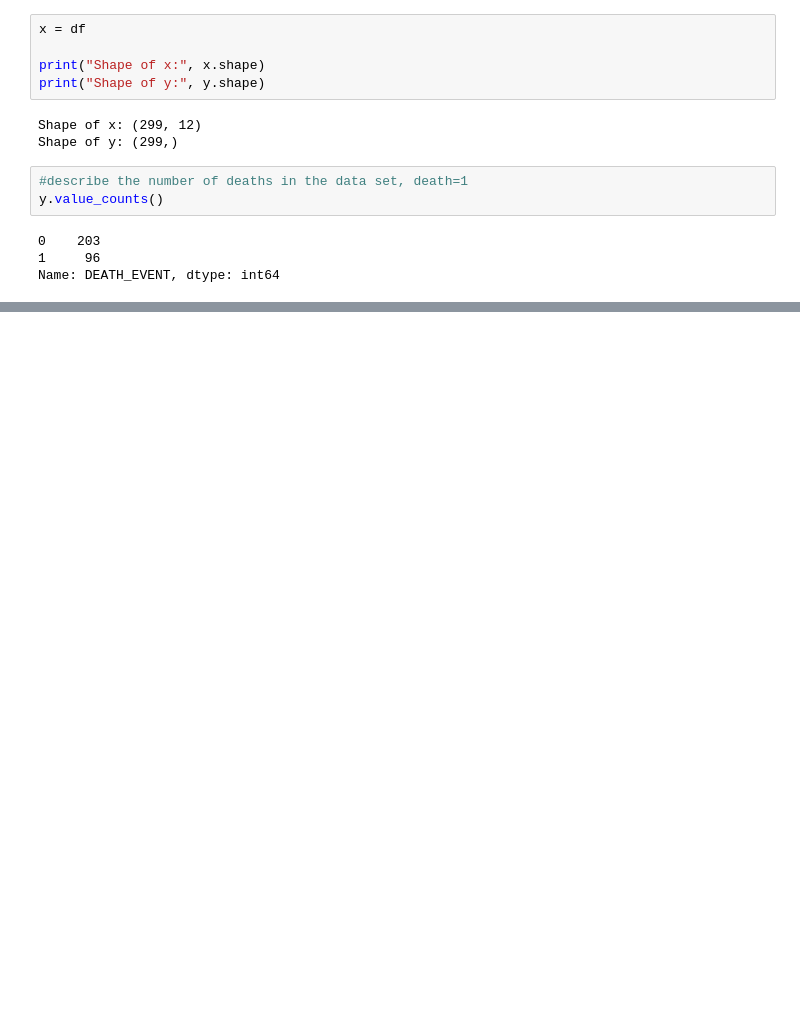
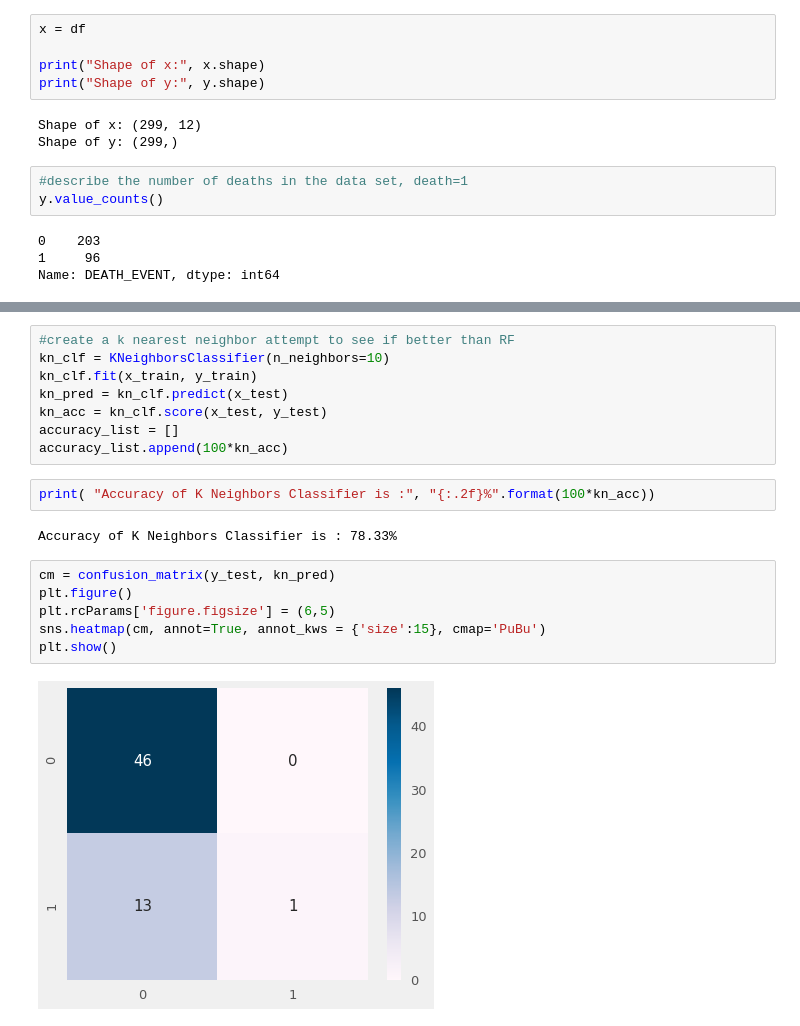
Before and after one commit to tyceaddley/Heart_Failure_Analysis, a Jupyter notebook: Heart_Failure.ipynb, the cells around one changed output, grey strips where cells are left out. Cells and saved outputs as stored; diff of their text form; blank space fills up the shorter version.

```diff
--- a/Heart_Failure.ipynb
+++ b/Heart_Failure.ipynb
@@ -330,0 +358,20 @@ AUC Score : 0.8787692307692307
+# %%
+#create a k nearest neighbor attempt to see if better than RF
+kn_clf = KNeighborsClassifier(n_neighbors=10)
+kn_clf.fit(x_train, y_train)
+kn_pred = kn_clf.predict(x_test)
+kn_acc = kn_clf.score(x_test, y_test)
+accuracy_list = []
+accuracy_list.append(100*kn_acc)
+# %%
+print( "Accuracy of K Neighbors Classifier is :", "{:.2f}%".format(100*kn_acc))
+# %% [output]
+Accuracy of K Neighbors Classifier is : 78.33%
+# %%
+cm = confusion_matrix(y_test, kn_pred)
+plt.figure()
+plt.rcParams['figure.figsize'] = (6,5)
+sns.heatmap(cm, annot=True, annot_kws = {'size':15}, cmap='PuBu')
+plt.show()
+# %% [output]
+[figure, added]
```
Also changed, not shown: parts of 16 cells of this notebook.
